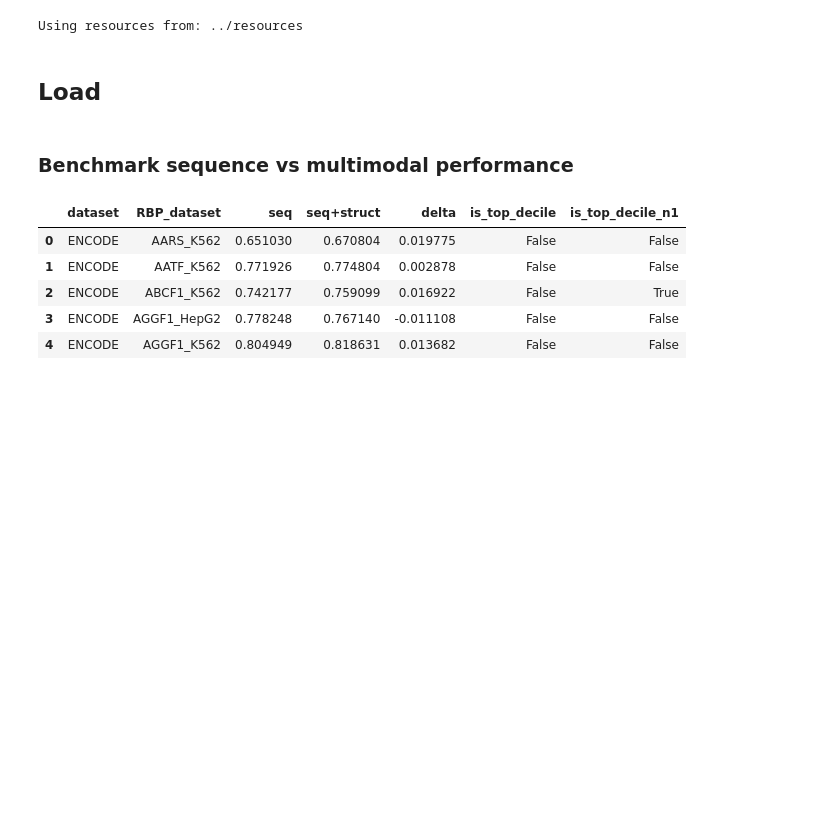
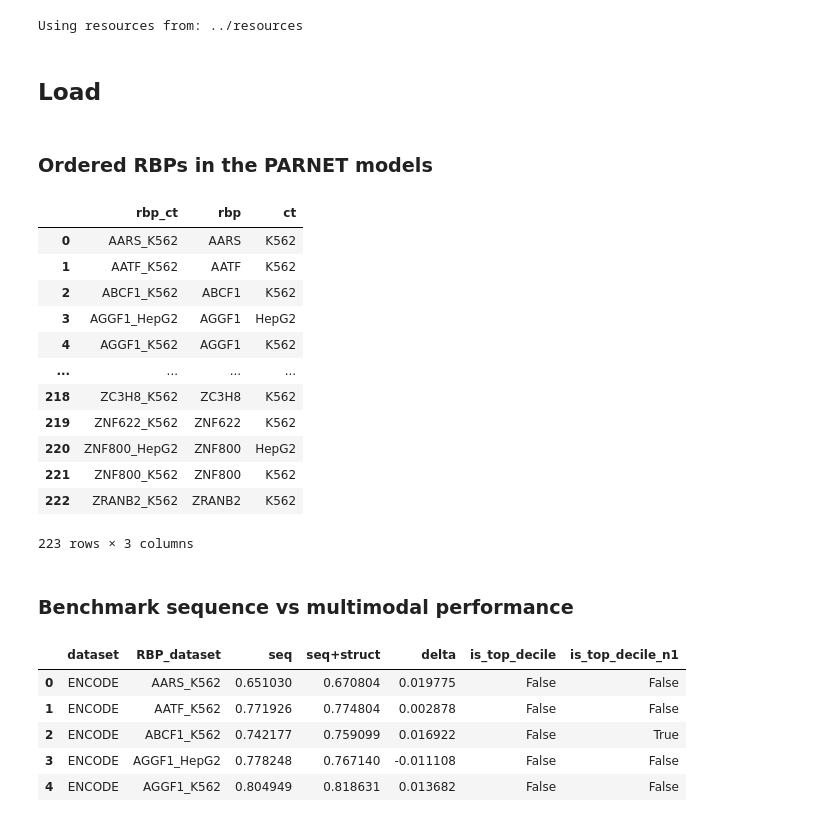
Before and after one commit to ml4rg25-parnet/parnet_demo, a Jupyter notebook: notebooks/datasets.rbps_metadata.py.ipynb, the cells around one changed output. Cells and saved outputs as stored; diff of their text form; code cells hidden in the pictures; blank space fills up the shorter version.

```diff
--- a/notebooks/datasets.rbps_metadata.py.ipynb
+++ b/notebooks/datasets.rbps_metadata.py.ipynb
@@ -88,6 +88,31 @@ print("Using resources from:", resource_dir)
 Using resources from: ../resources
 # %% [markdown]
 ## Load
+# %% [markdown]
+### Ordered RBPs in the PARNET models
+# %%
+filepath = resource_dir / "parnet_models/full_rbp_set.tsv"
+parnet_ordered_rbps_df = pd.read_csv(
+    filepath,
+    header=0,
+    sep="\t",
+)
+
+display(parnet_ordered_rbps_df)
+# %% [output]
+|  | rbp_ct | rbp | ct |
+| 0 | AARS_K562 | AARS | K562 |
+| 1 | AATF_K562 | AATF | K562 |
+| 2 | ABCF1_K562 | ABCF1 | K562 |
+| 3 | AGGF1_HepG2 | AGGF1 | HepG2 |
+| 4 | AGGF1_K562 | AGGF1 | K562 |
+| ... | ... | ... | ... |
+| 218 | ZC3H8_K562 | ZC3H8 | K562 |
+| 219 | ZNF622_K562 | ZNF622 | K562 |
+| 220 | ZNF800_HepG2 | ZNF800 | HepG2 |
+| 221 | ZNF800_K562 | ZNF800 | K562 |
+| 222 | ZRANB2_K562 | ZRANB2 | K562 |
+223 rows × 3 columns
 # %% [markdown]
 ### Benchmark sequence vs multimodal performance
 # %%
```
Also changed, not shown: parts of 9 cells of this notebook.
